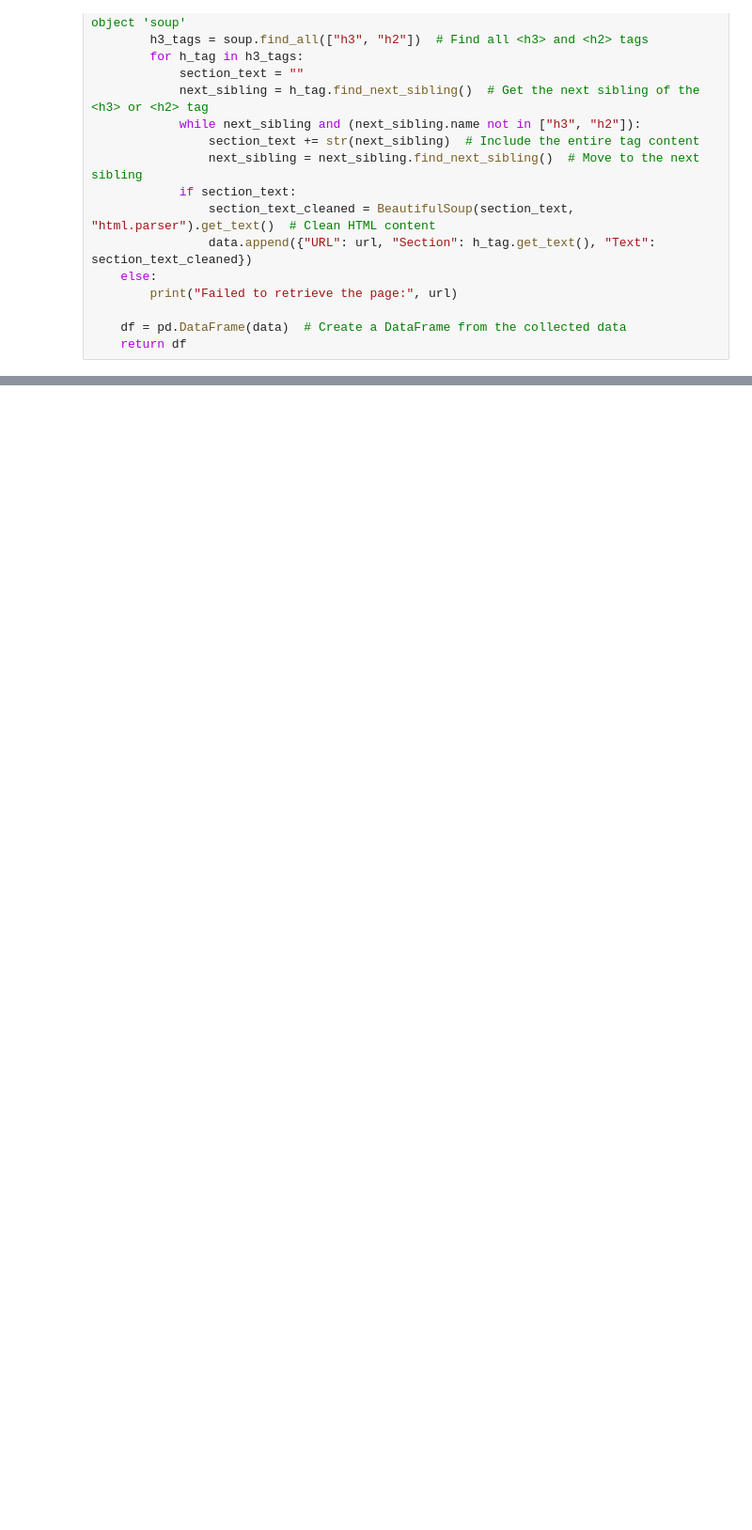
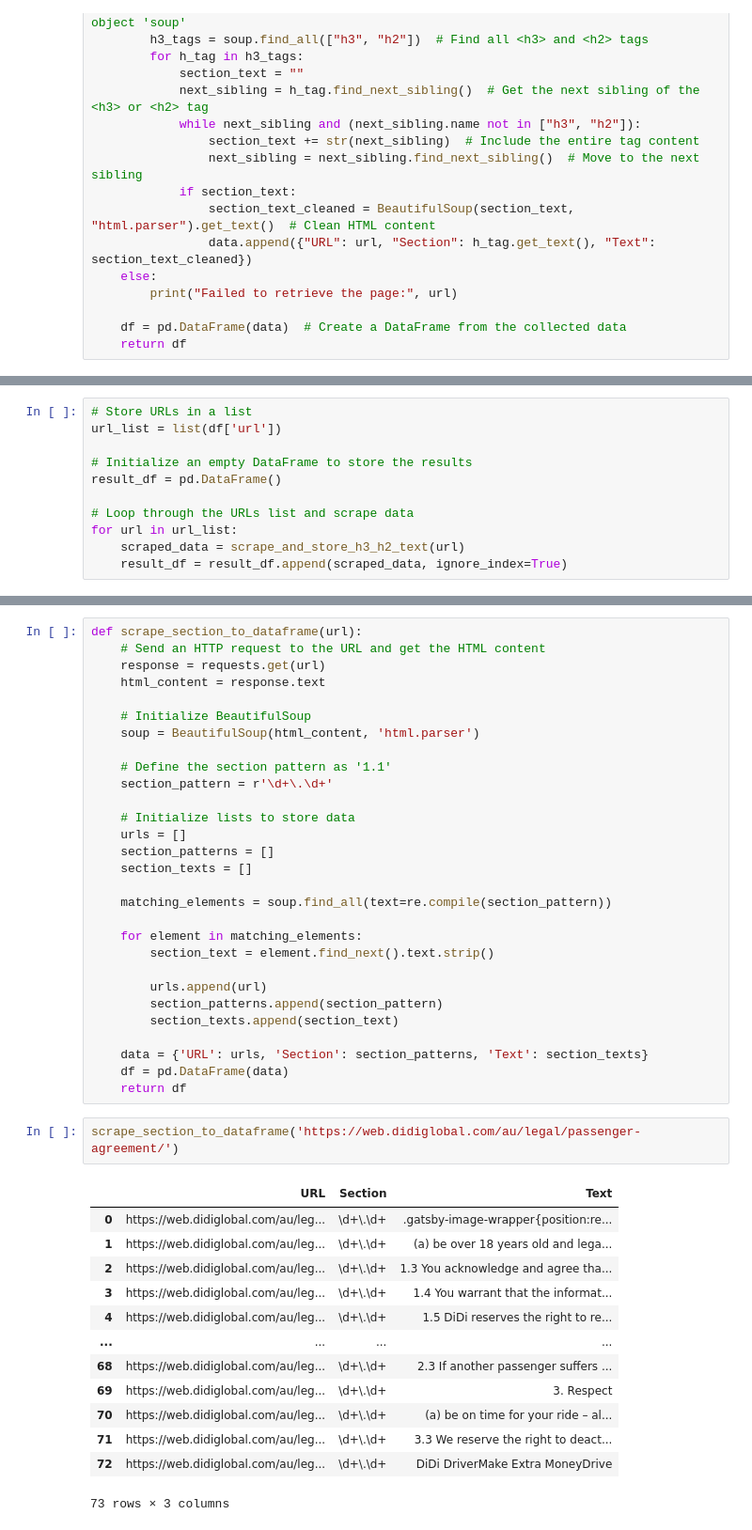
Before and after one commit to zyferion/privacyguardians, a Jupyter notebook: notebooks/data_extraction.ipynb, the cells around one changed output, grey strips where cells are left out. Shown: that part at 94% size. Saved outputs shown, nothing was run; the diff lists cells and outputs as text; blank space fills up the shorter version.

```diff
--- a/notebooks/data_extraction.ipynb
+++ b/notebooks/data_extraction.ipynb
@@ -75,0 +88,11 @@ df
+# %%
+# Store URLs in a list
+url_list = list(df['url'])
+
+# Initialize an empty DataFrame to store the results
+result_df = pd.DataFrame()
+
+# Loop through the URLs list and scrape data
+for url in url_list:
+    scraped_data = scrape_and_store_h3_h2_text(url)
+    result_df = result_df.append(scraped_data, ignore_index=True)
@@ -75,0 +140,45 @@ df
+# %%
+def scrape_section_to_dataframe(url):
+    # Send an HTTP request to the URL and get the HTML content
+    response = requests.get(url)
+    html_content = response.text
+
+    # Initialize BeautifulSoup
+    soup = BeautifulSoup(html_content, 'html.parser')
+
+    # Define the section pattern as '1.1'
+    section_pattern = r'\d+\.\d+'
+
+    # Initialize lists to store data
+    urls = []
+    section_patterns = []
+    section_texts = []
+
+    matching_elements = soup.find_all(text=re.compile(section_pattern))
+
+    for element in matching_elements:
+        section_text = element.find_next().text.strip()
+
+        urls.append(url)
+        section_patterns.append(section_pattern)
+        section_texts.append(section_text)
+
+    data = {'URL': urls, 'Section': section_patterns, 'Text': section_texts}
+    df = pd.DataFrame(data)
+    return df
+# %%
+scrape_section_to_dataframe('https://web.didiglobal.com/au/legal/passenger-agreement/')
+# %% [output]
+|  | URL | Section | Text |
+| 0 | https://web.didiglobal.com/au/leg... | \d+\.\d+ | .gatsby-image-wrapper{position:re... |
+| 1 | https://web.didiglobal.com/au/leg... | \d+\.\d+ | (a) be over 18 years old and lega... |
+| 2 | https://web.didiglobal.com/au/leg... | \d+\.\d+ | 1.3 You acknowledge and agree tha... |
+| 3 | https://web.didiglobal.com/au/leg... | \d+\.\d+ | 1.4 You warrant that the informat... |
+| 4 | https://web.didiglobal.com/au/leg... | \d+\.\d+ | 1.5 DiDi reserves the right to re... |
+| ... | ... | ... | ... |
+| 68 | https://web.didiglobal.com/au/leg... | \d+\.\d+ | 2.3 If another passenger suffers ... |
+| 69 | https://web.didiglobal.com/au/leg... | \d+\.\d+ | 3. Respect |
+| 70 | https://web.didiglobal.com/au/leg... | \d+\.\d+ | (a) be on time for your ride – al... |
+| 71 | https://web.didiglobal.com/au/leg... | \d+\.\d+ | 3.3 We reserve the right to deact... |
+| 72 | https://web.didiglobal.com/au/leg... | \d+\.\d+ | DiDi DriverMake Extra MoneyDrive |
+73 rows × 3 columns
```
Also changed, not shown: parts of 15 cells of this notebook.
